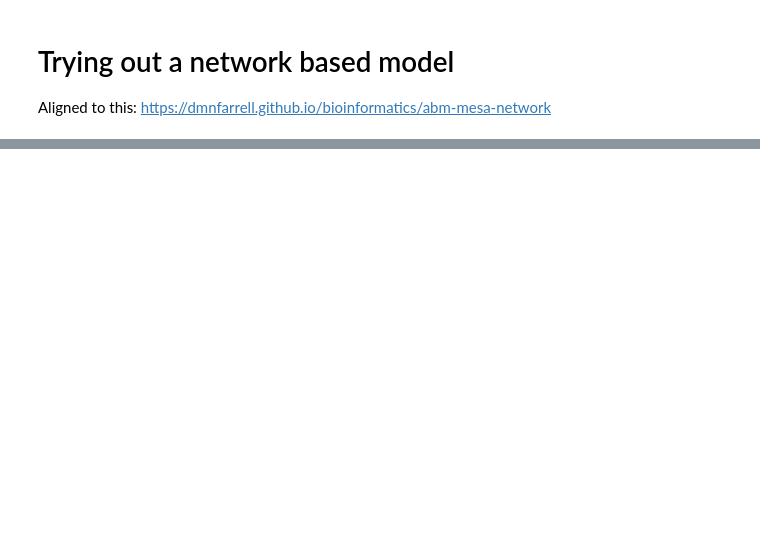
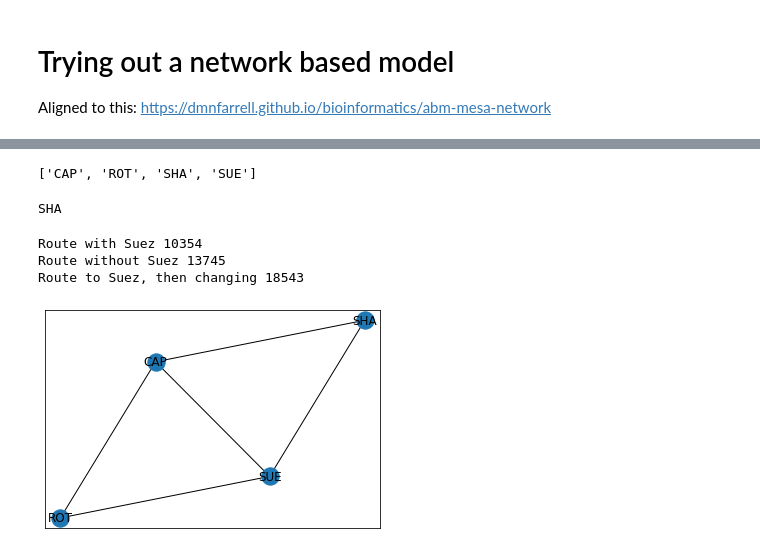
Before and after one commit to jvschlierf/Networks-ships-reroutes, a Jupyter notebook: test.ipynb, the cells around one changed output, grey strips where cells are left out. Drawn from its saved outputs; the diff is of its cells as text; code cells hidden in the pictures; blank space fills up the shorter version.

```diff
--- a/test.ipynb
+++ b/test.ipynb
@@ -77,0 +98,10 @@ import panel.widgets as pnw
+# %%
+N = ['SHA', 'ROT', 'CAP', 'SUE']
+print(sorted(('SHA', 'ROT', 'CAP', 'SUE')))
+# %% [output]
+['CAP', 'ROT', 'SHA', 'SUE']
+# %%
+a = random.sample(N, k=2)
+print(a[1])
+# %% [output]
+SHA
@@ -77,0 +120,8 @@ import panel.widgets as pnw
+# %%
+print("Route with Suez",7107+3247)
+print("Route without Suez", 7608 + 6137)
+print("Route to Suez, then changing", 7107+5299+6137)
+# %% [output]
+Route with Suez 10354
+Route without Suez 13745
+Route to Suez, then changing 18543
@@ -77,0 +133,5 @@ import panel.widgets as pnw
+# %%
+labels = nx.get_edge_attributes(G, 'size')
+nx.draw_networkx(G)
+# %% [output]
+[figure, added]
```
Also changed, not shown: parts of 20 cells of this notebook, 1 other file.
